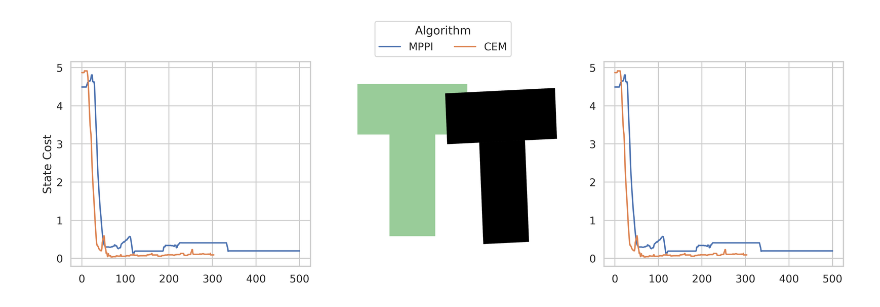
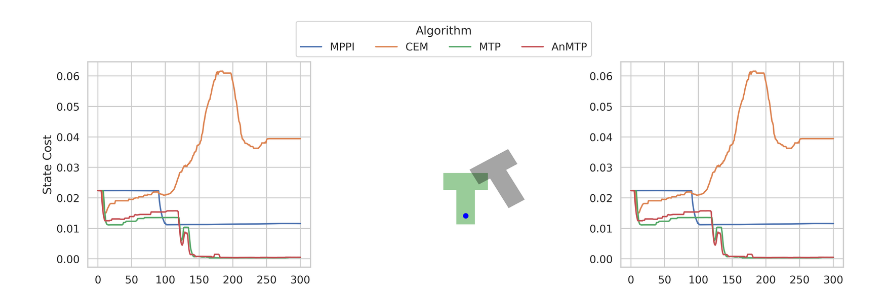
Before and after one commit to magnusdierking/mtp-thesis, a Jupyter notebook: experiments/pushT_sim/plot_experiments_sim.ipynb, the cells around one changed output. Drawn from its saved outputs; the diff is of its cells as text; code cells hidden in the pictures.

Commit message:
First succesfull sim experimetn push t
Added flag for covariance update

```diff
--- a/experiments/pushT_sim/plot_experiments_sim.ipynb
+++ b/experiments/pushT_sim/plot_experiments_sim.ipynb
@@ -12,17 +12,25 @@ import pprint
 from hydrax.utils.files import get_data_path
 import seaborn as sns
 
+from matplotlib.ticker import FuncFormatter
+
+
 sns.set_theme(style="whitegrid", rc={"figure.dpi": 300, "font.size": 10, "axes.titlesize": 10, "axes.labelsize": 10, "legend.fontsize": 8})
 
 
-def extract_single_data(df):
+def extract_single_data(df, df2):
     data = {}
-    # data["state_cost"] = df["state_cost"].to_numpy()
+    data["state_cost"] = df["state_cost"].to_numpy()
+    data["state_cost_no_cov"] = df2["state_cost"].to_numpy()
     data["success"] = df["success"].to_numpy()
+    data["success_no_cov"] = df2["success"].to_numpy()
     data["state_error"] = df["state_error"].to_numpy()
+    data["state_error_no_cov"] = df2["state_error"].to_numpy()
     data["T_pos"] = np.array([eval(x) for x in df["qpos"]])[:, :3]
+    data["T_pos_no_cov"] = np.array([eval(x) for x in df2["qpos"]])[:, :3]
     # data["ee_pos"] = np.array([eval(x) for x in df["ee_pos"]])
     data["control"] = np.array([eval(x) for x in df["control"]])
+    data["control_no_cov"] = np.array([eval(x) for x in df2["control"]])
     return data
 
 def extract_values(path, seeds, controllers):
@@ -32,12 +40,14 @@ def extract_values(path, seeds, controllers):
     for seed in seeds:
         data[seed] = {}
         for controller in controllers:
-            file = path / f"{controller}/seed_{seed}.csv"
+            file = path / f"{controller}/seed_{seed}_update_cov_True.csv"
+            file2 = path / f"{controller}/seed_{seed}_update_cov_False.csv"
             if not file.exists():
                 missing.append(str(file))
                 continue
             df = pd.read_csv(file)
-            data[seed][controller] = extract_single_data(df)
+            df2 = pd.read_csv(file2)
+            data[seed][controller] = extract_single_data(df, df2)
 
     if missing:
         print("[plot_seeds] Skipped missing files:\n  - " + "\n  - ".join(missing))
@@ -94,7 +104,7 @@ def plot_action_space(ax, xmin, xmax, ymin, ymax, show_grid=False, grid_dx=0.25)
 
 def draw_t(ax, x, y, yaw_deg, stem_w, stem_h, head_w, head_h,
            face_alpha=0.4, edge_width=0.0, facecolor=None, edgecolor=None, label=None):
-    yaw = math.radians(yaw_deg)
+    yaw = yaw_deg#math.radians(yaw_deg)
     stem_poly, head_poly = t_shape_polys(x, y, yaw, stem_w, stem_h, head_w, head_h)
     poly_kwargs = dict(closed=True, alpha=face_alpha)
     if facecolor is not None:
@@ -131,34 +141,42 @@ def plot_seed_data(data: dict):
         # --- (1) & (3): error plots ---
         idx = 0
         for controller, vals in controllers_data.items():
-            err = vals["state_error"]
+            # err = vals["state_error"]
+            err = vals["state_cost"]
+            err_no_cov = vals["state_cost_no_cov"]
             df_plot = pd.DataFrame({"time": np.arange(len(err)), "error": err})
+            df_plot_no_cov = pd.DataFrame({"time": np.arange(len(err_no_cov)), "error": err_no_cov})
             sns.lineplot(data=df_plot, x="time", y="error", ax=ax_error1,
                          label=alg_labels[idx], legend=False)
-            sns.lineplot(data=df_plot, x="time", y="error", ax=ax_error2, legend=False)
+            sns.lineplot(data=df_plot_no_cov, x="time", y="error", ax=ax_error2, legend=False)
             idx += 1
+
         ax_error1.set_xlabel(None); ax_error1.set_ylabel("State Cost")
         ax_error2.set_xlabel(None); ax_error2.set_ylabel(None)
 
+        ax_error1.yaxis.set_major_formatter(FuncFormatter(lambda x, _: f"{x:.2f}"))
         # --- (2): Clean T-shape plot ---
         ax_Ts.set_facecolor("white")
-
-        # x and y limits
-        ax_Ts.set_xlim(-0.3, 0.3)
-        ax_Ts.set_ylim(-0.1, 0.5)
-        # ax_Ts.axis("equal")
-        ax_Ts.axis("off")  # clean background, no ticks or frame
 
 
         all_points = []
 
         # Goal
         pts = draw_t(ax_Ts, 0, 0, 0,
-                        stem_w=0.05, stem_h=0.1,
-                        head_w=0.12, head_h=0.05,
-                        facecolor="green",
-                        edgecolor=None)
+                    stem_w=0.05, stem_h=0.1,
+                    head_w=0.12, head_h=0.05,
+                    facecolor="green",
+                    edgecolor=None)
         all_points.append(pts)
+
+        # x and y limits
+        #plot ee position as point
+        ee_pos = np.array([0.0, -0.05])
+        ax_Ts.scatter(ee_pos[0], ee_pos[1], s=50, c='blue', zorder=5)
+        ax_Ts.set_xlim(-0.3, 0.3)
+        ax_Ts.set_ylim(-0.2, 0.4)
+        # ax_Ts.axis("equal")
+        ax_Ts.axis("off")  # clean background, no ticks or frame
 
         for controller, vals in controllers_data.items():
             T_pos = vals["T_pos"]
@@ -170,7 +188,8 @@ def plot_seed_data(data: dict):
             pts = draw_t(ax_Ts, init[0], init[1], yaw_deg,
                          stem_w=0.05, stem_h=0.1,
                          head_w=0.12, head_h=0.05,
-                         edgecolor=None, facecolor="black", face_alpha=1.0)
+                         edgecolor=None, facecolor="black", face_alpha=0.1,)
+                        #  label=controller)
             all_points.append(pts)
             # Final pose
             # final = T_pos[-1, :2]
@@ -185,36 +204,36 @@ def plot_seed_data(data: dict):
             all_points = np.vstack(all_points)
             xmin, xmax = np.min(all_points[:, 0]), np.max(all_points[:, 0])
             ymin, ymax = np.min(all_points[:, 1]), np.max(all_points[:, 1])
             margin = 0.1 * max(xmax - xmin, ymax - ymin)
-            ax_Ts.set_xlim(xmin - margin, xmax + margin)
-            ax_Ts.set_ylim(ymin - margin, ymax + margin)
+            # ax_Ts.set_xlim(xmin - margin, xmax + margin)
+            # ax_Ts.set_ylim(ymin - margin, ymax + margin)
 
 
         plt.subplots_adjust(top=0.95)
 
         # ---- Fix the legend duplication ----
         # Get unique handles and labels from one of the subplots
         handles, labels = axes[0].get_legend_handles_labels()
         unique = dict(zip(labels, handles))  # removes duplicates while preserving order
 
         # Add a single legend for the whole figure
         fig.legend(
             unique.values(),
             unique.keys(),
             title='Algorithm',
             loc='upper center',
             ncol=len(unique),  # one row of legend items
             bbox_to_anchor=(0.5, 1.02)
         )
         plt.tight_layout(rect=[0, 0, 1, 0.9])
         plt.show()
 
 
-
+# alg_labels = ["MPPI", "CEM", "MTP", "AnMTP"]
 path = get_data_path() / "pushT_sim"
-seeds = [845545]
-controllers = ["mppi", "anmtp"]
+seeds = [42]
+controllers = ["mppi", "cem", "mtp", "anmtp"]
 data = extract_values(path, seeds, controllers)
 plot_seed_data(data)
 # %% [output]
-[figure, old version]
+[figure, new version]
```
Also changed, not shown: 6 other files.
